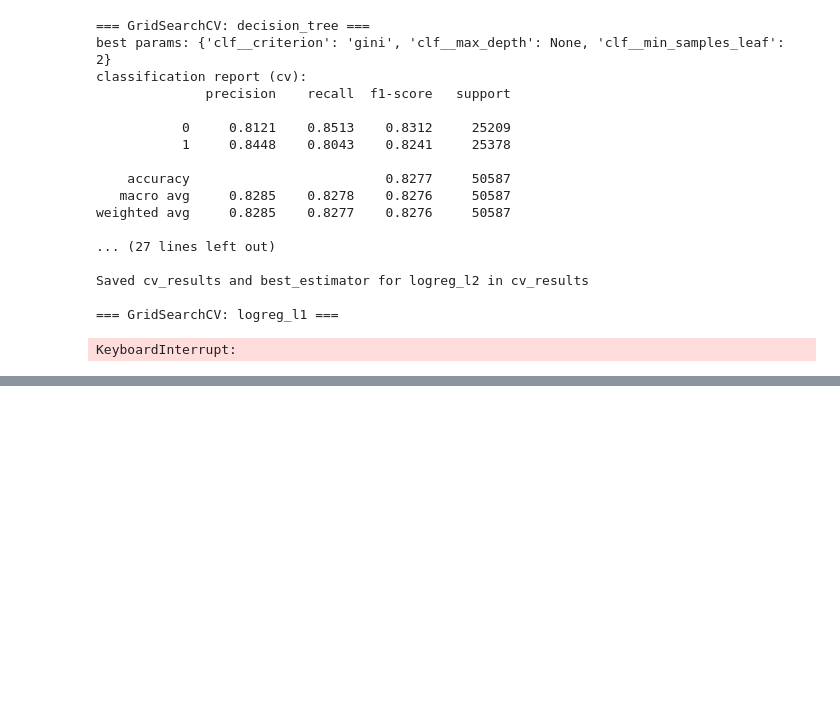
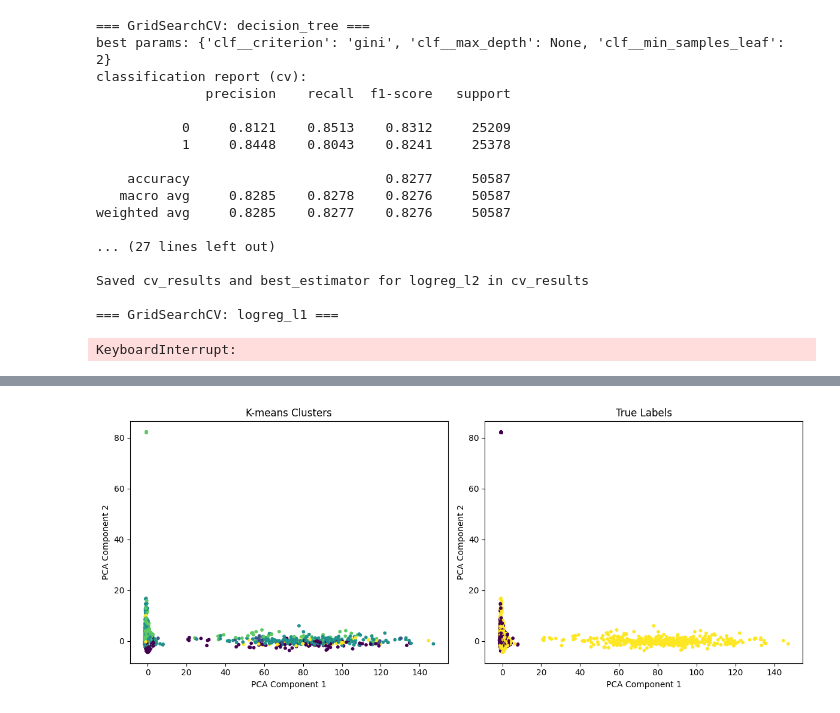
Before and after one commit to bennyc0de/portuguese-fake-news-detection, a Jupyter notebook: NN.ipynb, the cells around one changed output, grey strips where cells are left out. Cells and saved outputs as stored; diff of their text form; code cells hidden in the pictures; blank space fills up the shorter version.

```diff
--- a/NN.ipynb
+++ b/NN.ipynb
@@ -96,9 +113,9 @@ vectorizer = TfidfVectorizer( lowercase=True,
                               smooth_idf=True
                             )
 
-training_vectors = vectorizer.fit_transform(df_train['Text'])
+training_vectors = vectorizer.fit_transform(df_train_cleaned['Text'])
 
-testing_vectors = vectorizer.transform(df_test['Text'])
+testing_vectors = vectorizer.transform(df_test_cleaned['Text'])
 
 feature_names = vectorizer.get_feature_names_out()
 
@@ -249,7 +266,7 @@ warnings.filterwarnings("ignore", category=UserWarning)
 
 # X é do training
 X = training_vectors  # sparse TF-IDF matrix
-y = df_train['Label'].values
+y = df_train_cleaned['Label'].values
 
 cv = StratifiedKFold(n_splits=5, shuffle=True, random_state=42)
 scoring = 'f1_macro'
@@ -577,3 +594,70 @@ def explain_with_lime(model, vectorizer, df, idxs, num_samples=0):
 
 
     explain_with_lime_randomsamples(c, vectorizer, df,explainer ,num_samples)
+# %%
+
+import sklearn.cluster as clustering
+import matplotlib.pyplot as plt
+from sklearn.preprocessing import StandardScaler
+from sklearn.decomposition import PCA
+
+def kmeans(k=5,n_init=10):
+
+    #a) apply k-means to the training data with k=5 clusters
+    kmeans_model = clustering.KMeans(n_clusters=k, init='k-means++', max_iter=300, n_init=n_init)
+
+    #apply model to training data
+    kmeans_model.fit(training_vectors)
+
+    order_centroids = kmeans_model.cluster_centers_.argsort()[:, ::-1]
+
+    #talvez possamos reusar a feature names
+    terms = vectorizer.get_feature_names_out()
+
+    with open("kmeans_clusters.txt", "w", encoding="utf-8") as f:
+        for i in range(k):
+            f.write(f"Cluster {i}:\n")
+            for ind in order_centroids[i, :10]:  # top 10 terms per cluster
+                f.write(f" {terms[ind]}\n")
+            f.write("\n")
+
+    #b) Inspect 3 documents closest to each centroid, and afterwards, assign semantic labels to each cluster
+
+    distances = kmeans_model.transform(training_vectors)
+
+    for i in range(k):
+        assigned_idxs = np.where(kmeans_model.labels_ == i)[0]
+        closest_idxs = assigned_idxs[np.argsort(distances[assigned_idxs, i])[:3]]
+        print(f"\nCluster {i} closest documents:")
+        for idx in closest_idxs:
+            print(f" Document index: {idx}, Distance: {distances[idx, i]:.4f}")
+            print(f" Text: {df_train_cleaned.iloc[idx]['Text']}\n")
+            #falta aqui colocar a label
+
+    #c) Visualize clusters in 2D using PCA. Create two plots: one colored by cluster assignment, one by true label.
+
+    X = training_vectors.toarray()
+    y = df_train_cleaned['Label'].values
+
+    #Standardize the data before PCA
+    scaler = StandardScaler()
+    X_scaled = scaler.fit_transform(X)
+
+    #Não sei se o X_scaled está bem, o gráfico fica mesmo estranho
+
+    pca = PCA(n_components=2)
+    X_pca = pca.fit_transform(X_scaled)
+    plt.figure(figsize=(12, 5))
+    plt.subplot(1, 2, 1)
+    plt.scatter(X_pca[:, 0], X_pca[:, 1], c=kmeans_model.labels_, cmap='viridis', s=10)
+    plt.title('K-means Clusters')
+    plt.xlabel('PCA Component 1')
+    plt.ylabel('PCA Component 2')
+    plt.subplot(1, 2, 2)
+    plt.scatter(X_pca[:, 0], X_pca[:, 1], c=df_train_cleaned['Label'], cmap='viridis', s=10)
+    plt.title('True Labels')
+    plt.xlabel('PCA Component 1')
+    plt.ylabel('PCA Component 2')
+    plt.tight_layout()
+    plt.show()
+# %% [output]
@@ -580,3 +681,4 @@ def explain_with_lime(model, vectorizer, df, idxs, num_samples=0):
+[figure, added]
 # %%
 def main():
     #Exercise 1
```
Also changed, not shown: parts of 5 cells of this notebook, 4 other files.
